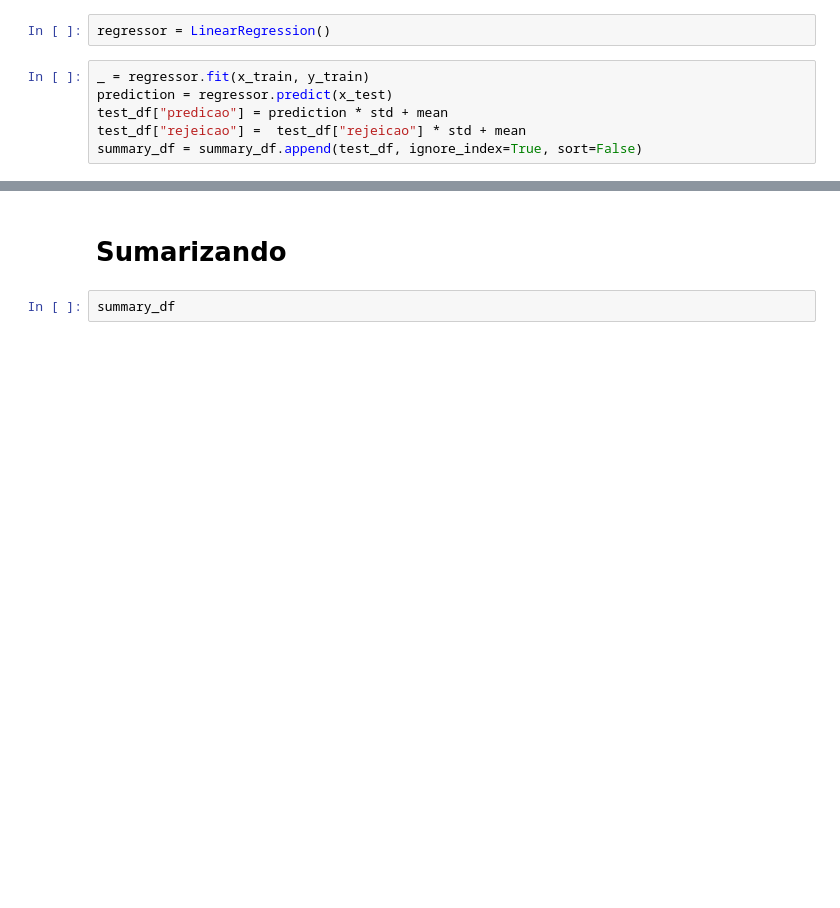
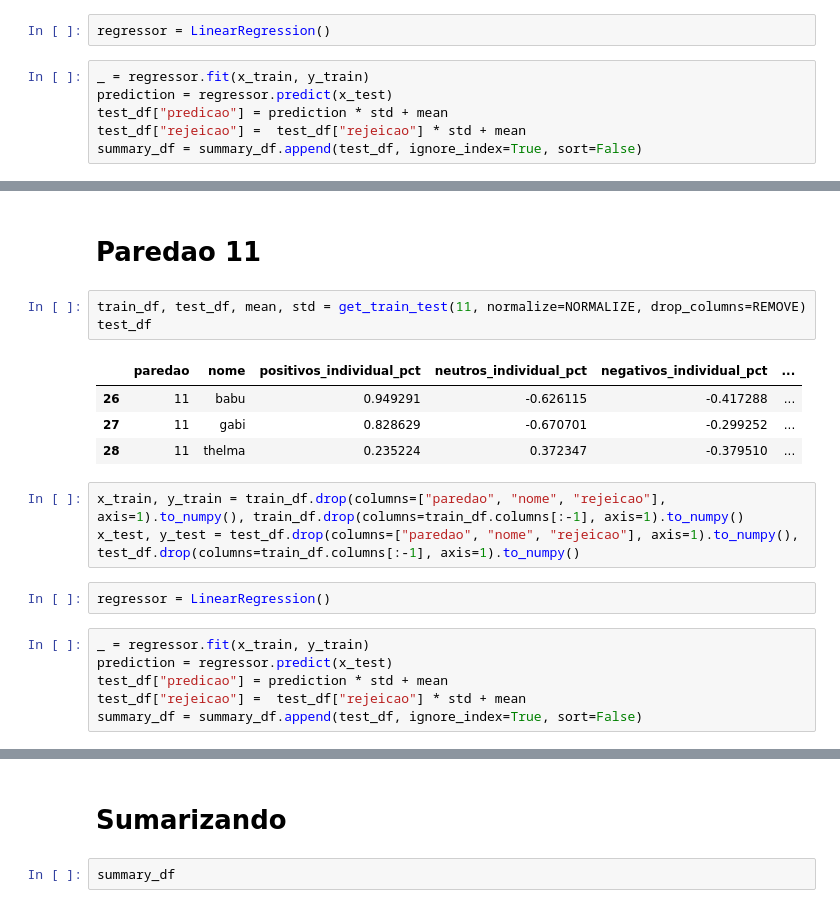
Before and after one commit to kenzosakiyama/BBBert20, a Jupyter notebook: regression/linear_regression.ipynb, the cells around one changed output, grey strips where cells are left out. Saved outputs shown, nothing was run; the diff lists cells and outputs as text; blank space fills up the shorter version.

```diff
--- a/regression/linear_regression.ipynb
+++ b/regression/linear_regression.ipynb
@@ -299,0 +300,21 @@ test_df.sort_values(by="predicao", ascending=False)
+# %% [markdown]
+# Paredao 11
+# %%
+train_df, test_df, mean, std = get_train_test(11, normalize=NORMALIZE, drop_columns=REMOVE)
+test_df
+# %% [output]
+|  | paredao | nome | positivos_individual_pct | neutros_individual_pct | negativos_individual_pct | ... |
+| 26 | 11 | babu | 0.949291 | -0.626115 | -0.417288 | ... |
+| 27 | 11 | gabi | 0.828629 | -0.670701 | -0.299252 | ... |
+| 28 | 11 | thelma | 0.235224 | 0.372347 | -0.379510 | ... |
+# %%
+x_train, y_train = train_df.drop(columns=["paredao", "nome", "rejeicao"], axis=1).to_numpy(), train_df.drop(columns=train_df.columns[:-1], axis=1).to_numpy()
+x_test, y_test = test_df.drop(columns=["paredao", "nome", "rejeicao"], axis=1).to_numpy(), test_df.drop(columns=train_df.columns[:-1], axis=1).to_numpy()
+# %%
+regressor = LinearRegression()
+# %%
+_ = regressor.fit(x_train, y_train)
+prediction = regressor.predict(x_test)
+test_df["predicao"] = prediction * std + mean
+test_df["rejeicao"] =  test_df["rejeicao"] * std + mean
+summary_df = summary_df.append(test_df, ignore_index=True, sort=False)
```
Also changed, not shown: parts of 4 cells of this notebook, 3 other files.
